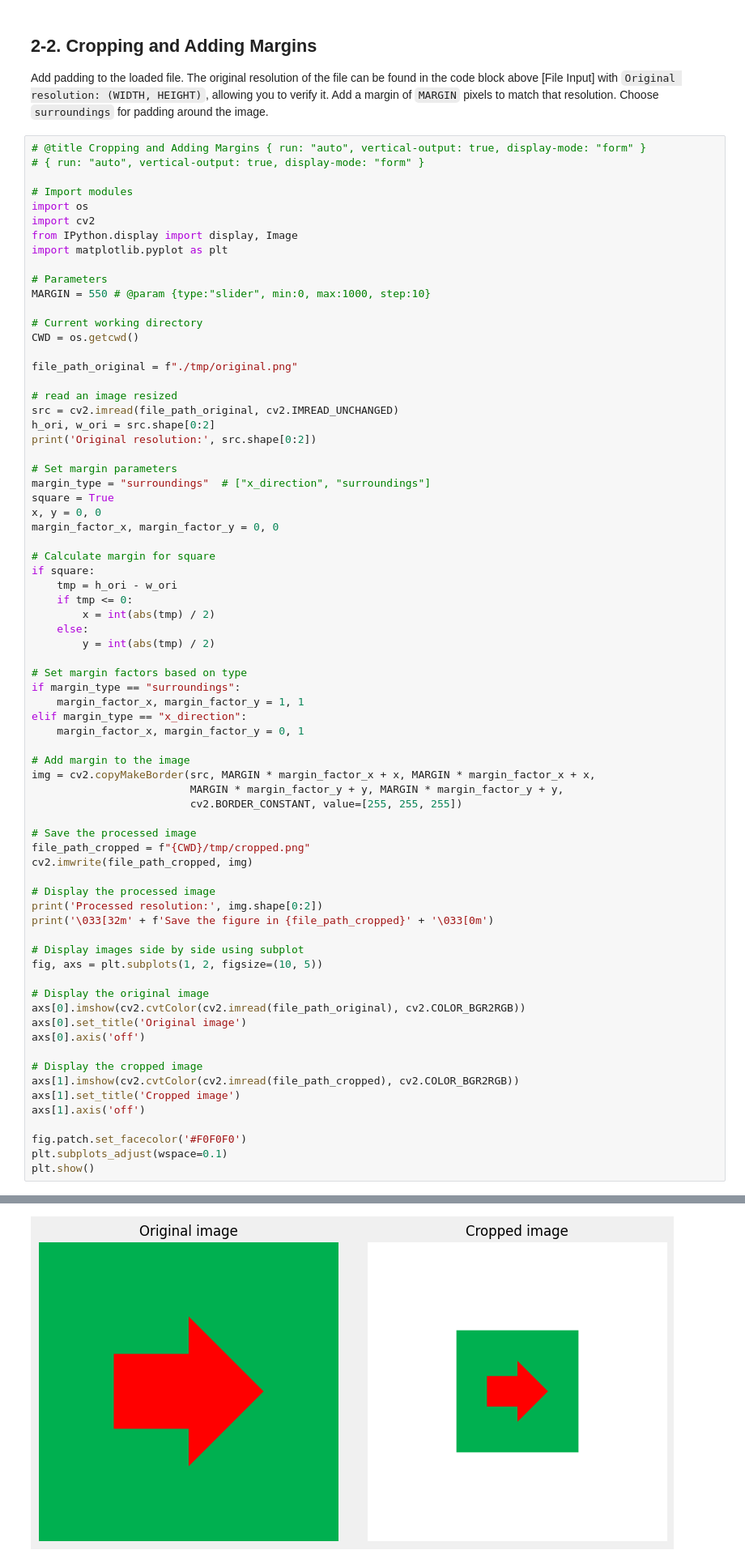
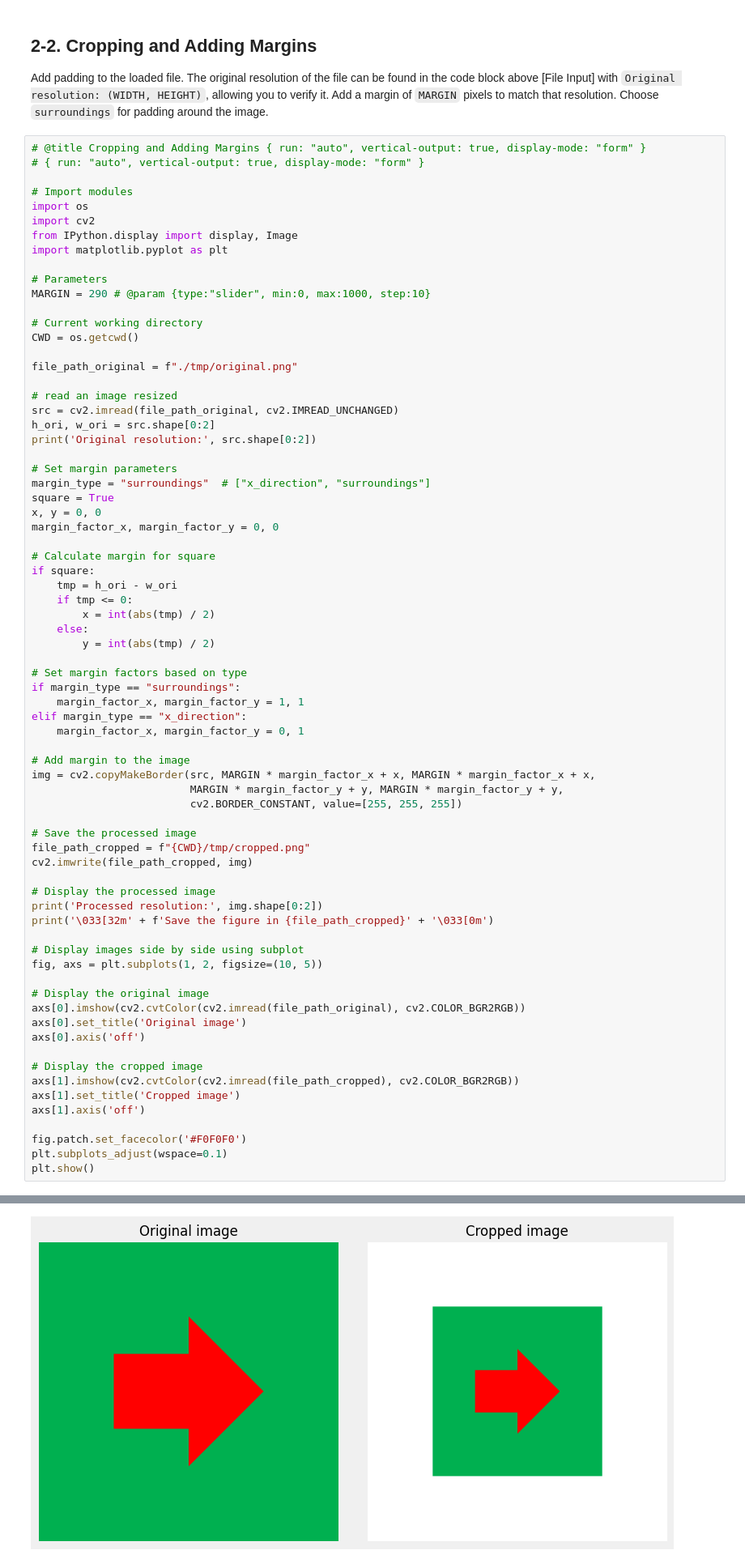
Before and after one commit to nobu-n2002/PixelNote, a Jupyter notebook: PixelNote.ipynb, the cells around one changed output, grey strips where cells are left out. Shown: that part at 81% size. Cells and saved outputs as stored; diff of their text form.

```diff
--- a/PixelNote.ipynb
+++ b/PixelNote.ipynb
@@ -149,7 +149,7 @@ from IPython.display import display, Image
 import matplotlib.pyplot as plt
 
 # Parameters
-MARGIN = 550 # @param {type:"slider", min:0, max:1000, step:10}
+MARGIN = 290 # @param {type:"slider", min:0, max:1000, step:10}
 
 # Current working directory
 CWD = os.getcwd()
@@ -216,5 +216,5 @@ Processed resolution: (1856, 1856)
 Save the figure in /content/tmp/cropped.png
-[figure, old version]
+[figure, new version]
 # %% [markdown]
 ##2-3. Grayscale
 
```
Also changed, not shown: parts of 12 cells of this notebook.
